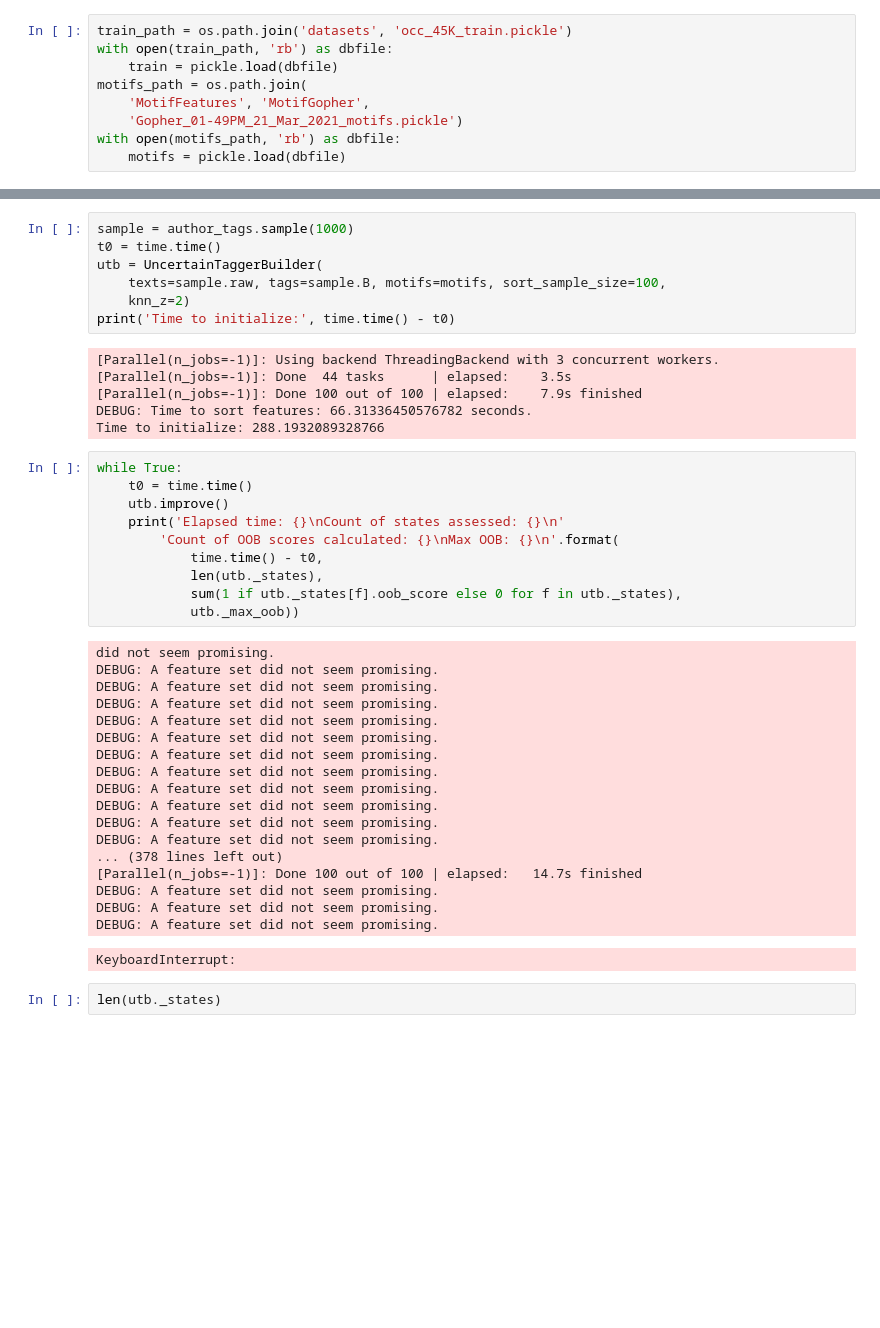
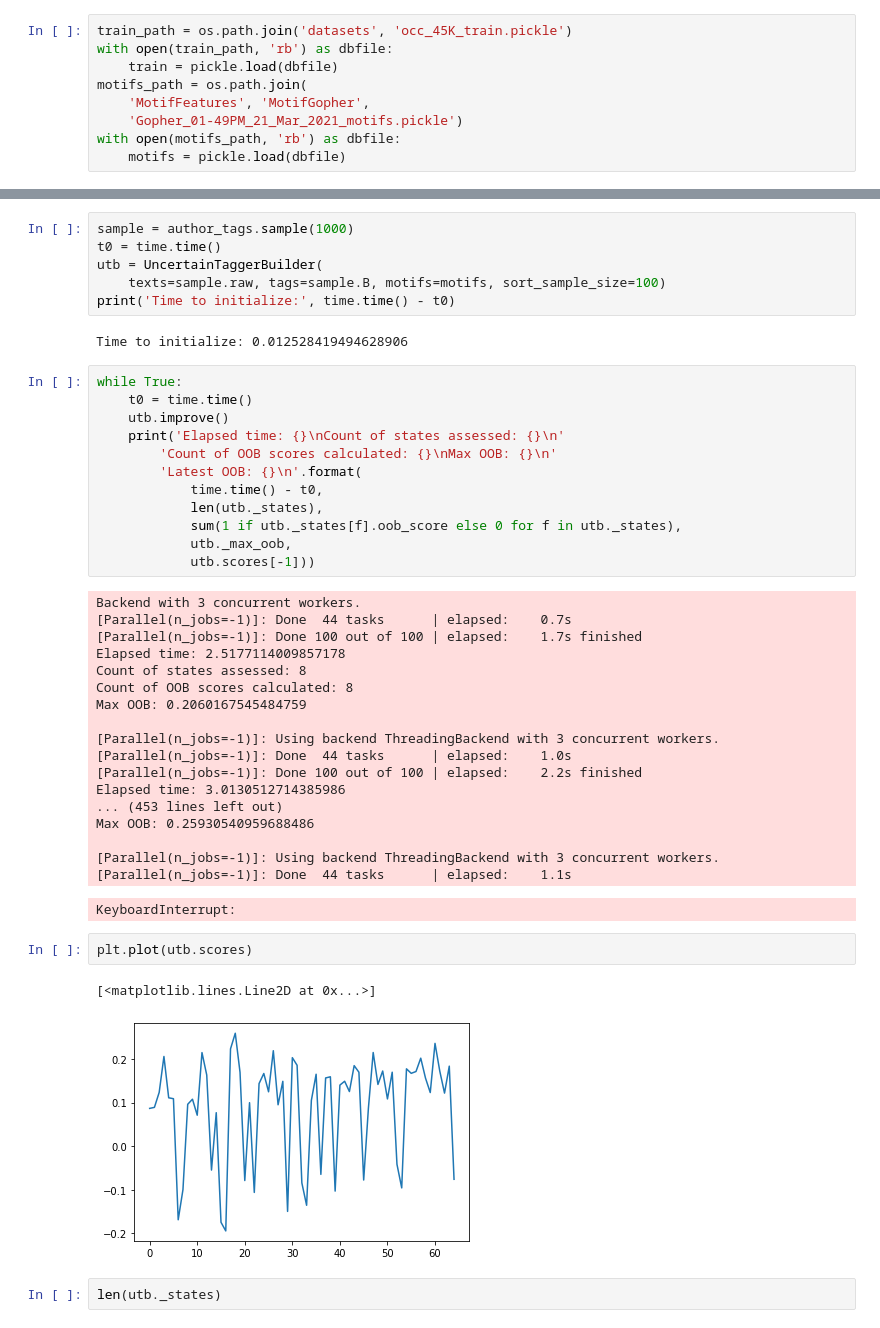
Before and after one commit to petervdonovan/CitationParser, a Jupyter notebook: UncertainTaggerBuilderTest.ipynb, the cells around one changed output, grey strips where cells are left out. Saved outputs shown, nothing was run; the diff lists cells and outputs as text; blank space fills up the shorter version.

```diff
--- a/UncertainTaggerBuilderTest.ipynb
+++ b/UncertainTaggerBuilderTest.ipynb
@@ -59,44 +59,46 @@ author_tags.head()
 sample = author_tags.sample(1000)
 t0 = time.time()
 utb = UncertainTaggerBuilder(
-    texts=sample.raw, tags=sample.B, motifs=motifs, sort_sample_size=100,
-    knn_z=2)
+    texts=sample.raw, tags=sample.B, motifs=motifs, sort_sample_size=100)
 print('Time to initialize:', time.time() - t0)
 # %% [output]
-[Parallel(n_jobs=-1)]: Using backend ThreadingBackend with 3 concurrent workers.
-[Parallel(n_jobs=-1)]: Done  44 tasks      | elapsed:    3.5s
-[Parallel(n_jobs=-1)]: Done 100 out of 100 | elapsed:    7.9s finished
-DEBUG: Time to sort features: 66.31336450576782 seconds.
-Time to initialize: 288.1932089328766
+Time to initialize: 0.012528419494628906
 # %%
 while True:
     t0 = time.time()
     utb.improve()
     print('Elapsed time: {}\nCount of states assessed: {}\n'
-        'Count of OOB scores calculated: {}\nMax OOB: {}\n'.format(
+        'Count of OOB scores calculated: {}\nMax OOB: {}\n'
+        'Latest OOB: {}\n'.format(
             time.time() - t0,
             len(utb._states),
             sum(1 if utb._states[f].oob_score else 0 for f in utb._states),
-            utb._max_oob))
+            utb._max_oob,
+            utb.scores[-1]))
 # %% [output]
-did not seem promising.
-DEBUG: A feature set did not seem promising.
-DEBUG: A feature set did not seem promising.
-DEBUG: A feature set did not seem promising.
-DEBUG: A feature set did not seem promising.
-DEBUG: A feature set did not seem promising.
-DEBUG: A feature set did not seem promising.
-DEBUG: A feature set did not seem promising.
-DEBUG: A feature set did not seem promising.
-DEBUG: A feature set did not seem promising.
-DEBUG: A feature set did not seem promising.
-DEBUG: A feature set did not seem promising.
-... (378 lines left out)
-[Parallel(n_jobs=-1)]: Done 100 out of 100 | elapsed:   14.7s finished
-DEBUG: A feature set did not seem promising.
-DEBUG: A feature set did not seem promising.
-DEBUG: A feature set did not seem promising.
+Backend with 3 concurrent workers.
+[Parallel(n_jobs=-1)]: Done  44 tasks      | elapsed:    0.7s
+[Parallel(n_jobs=-1)]: Done 100 out of 100 | elapsed:    1.7s finished
+Elapsed time: 2.5177114009857178
+Count of states assessed: 8
+Count of OOB scores calculated: 8
+Max OOB: 0.2060167545484759
+
+[Parallel(n_jobs=-1)]: Using backend ThreadingBackend with 3 concurrent workers.
+[Parallel(n_jobs=-1)]: Done  44 tasks      | elapsed:    1.0s
+[Parallel(n_jobs=-1)]: Done 100 out of 100 | elapsed:    2.2s finished
+Elapsed time: 3.0130512714385986
+... (453 lines left out)
+Max OOB: 0.25930540959688486
+
+[Parallel(n_jobs=-1)]: Using backend ThreadingBackend with 3 concurrent workers.
+[Parallel(n_jobs=-1)]: Done  44 tasks      | elapsed:    1.1s
 KeyboardInterrupt:
+# %%
+plt.plot(utb.scores)
+# %% [output]
+[<matplotlib.lines.Line2D at 0x...>]
+[figure, added]
 # %%
 len(utb._states)
 # %% [output]
```
Also changed, not shown: parts of 4 cells of this notebook, 2 other files.
